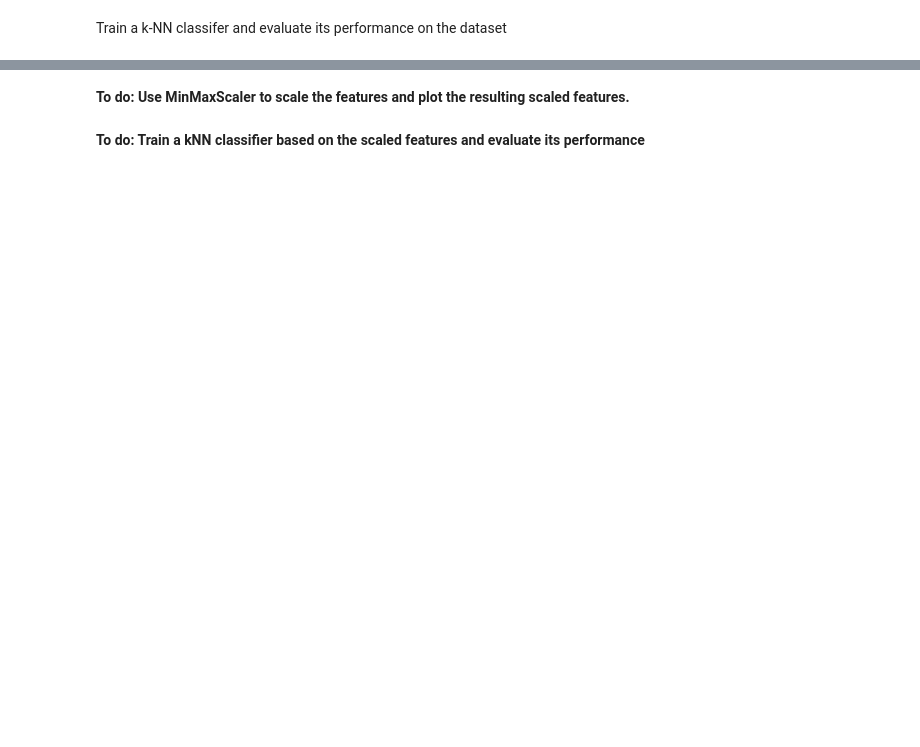
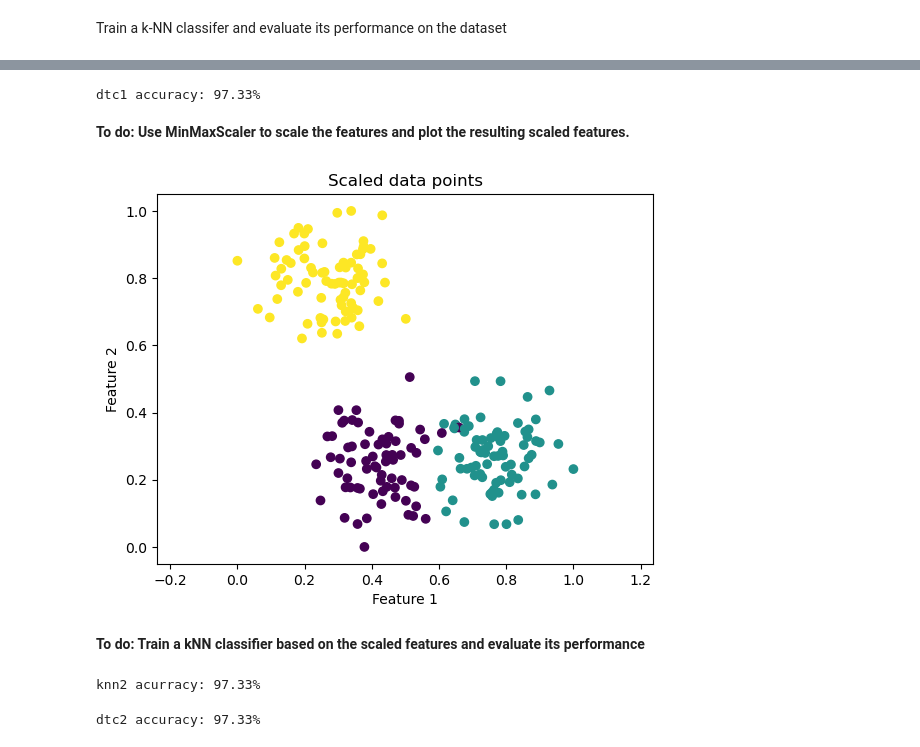
Before and after one commit to wooihaw/pai_dec2023, a Jupyter notebook: Part_2/handson_2/handson_2b.ipynb, the cells around one changed output, grey strips where cells are left out. Drawn from its saved outputs; the diff is of its cells as text; code cells hidden in the pictures; blank space fills up the shorter version.

```diff
--- a/Part_2/handson_2/handson_2b.ipynb
+++ b/Part_2/handson_2/handson_2b.ipynb
@@ -33,4 +37,37 @@ print(f'knn1 acurracy: {knn1.score(X1_test, y_test):.2%}')
+# %%
+# Compare with Decision Tree Classifier (not based on distance measurement)
+from sklearn.tree import DecisionTreeClassifier
+
+dtc1 = DecisionTreeClassifier().fit(X1_train, y_train)
+print(f'dtc1 accuracy: {dtc1.score(X1_test, y_test):.2%}')
+# %% [output]
+dtc1 accuracy: 97.33%
 # %% [markdown]
 **To do: Use MinMaxScaler to scale the features and plot the resulting scaled features.**
+# %%
+scl = MinMaxScaler()
+X2_train = scl.fit_transform(X1_train)
+X2_test = scl.transform(X1_test)
+
+xx = X2_train[:, 0]
+yy = X2_train[:, 1]
+plt.scatter(xx, yy, c=y_train)
+plt.xlabel('Feature 1')
+plt.ylabel('Feature 2')
+plt.title('Scaled data points')
+plt.axis('equal')
+plt.show()
+# %% [output]
+[figure, added]
 # %% [markdown]
 **To do: Train a kNN classifier based on the scaled features and evaluate its performance**
+# %%
+knn2 = KNeighborsClassifier().fit(X2_train, y_train)
+print(f'knn2 acurracy: {knn2.score(X2_test, y_test):.2%}')
+# %% [output]
+knn2 acurracy: 97.33%
+# %%
+dtc2 = DecisionTreeClassifier().fit(X2_train, y_train)
+print(f'dtc2 accuracy: {dtc2.score(X2_test, y_test):.2%}')
+# %% [output]
+dtc2 accuracy: 97.33%
```
Also changed, not shown: parts of 2 cells of this notebook, 1 other file.
